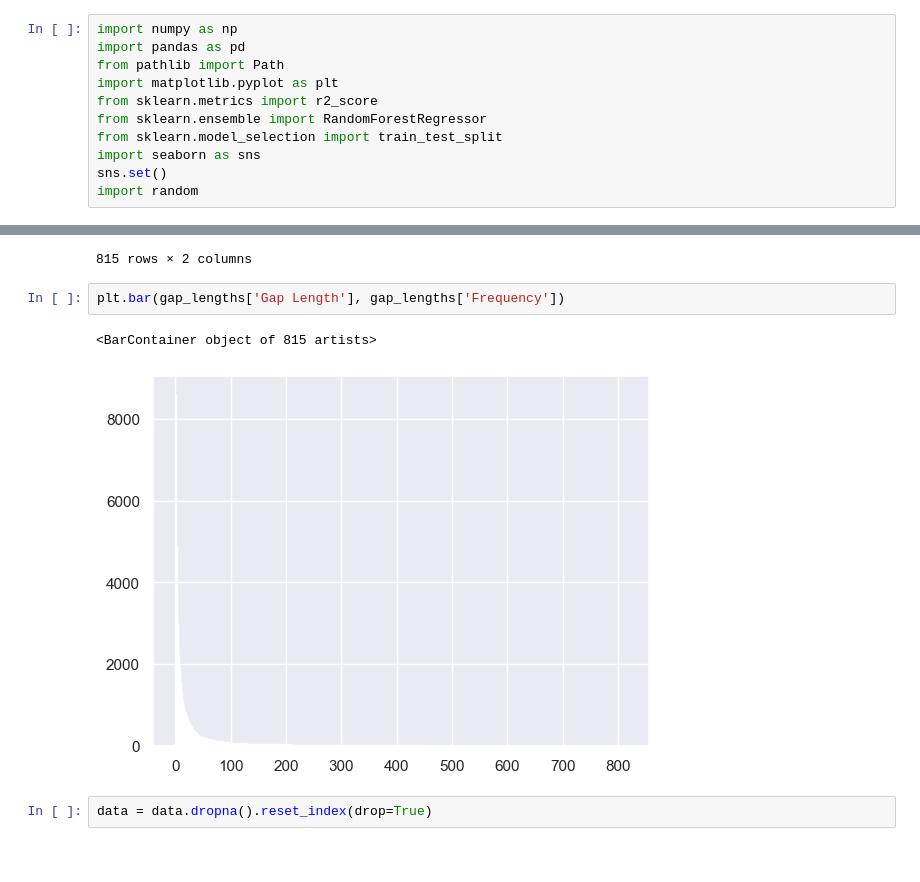
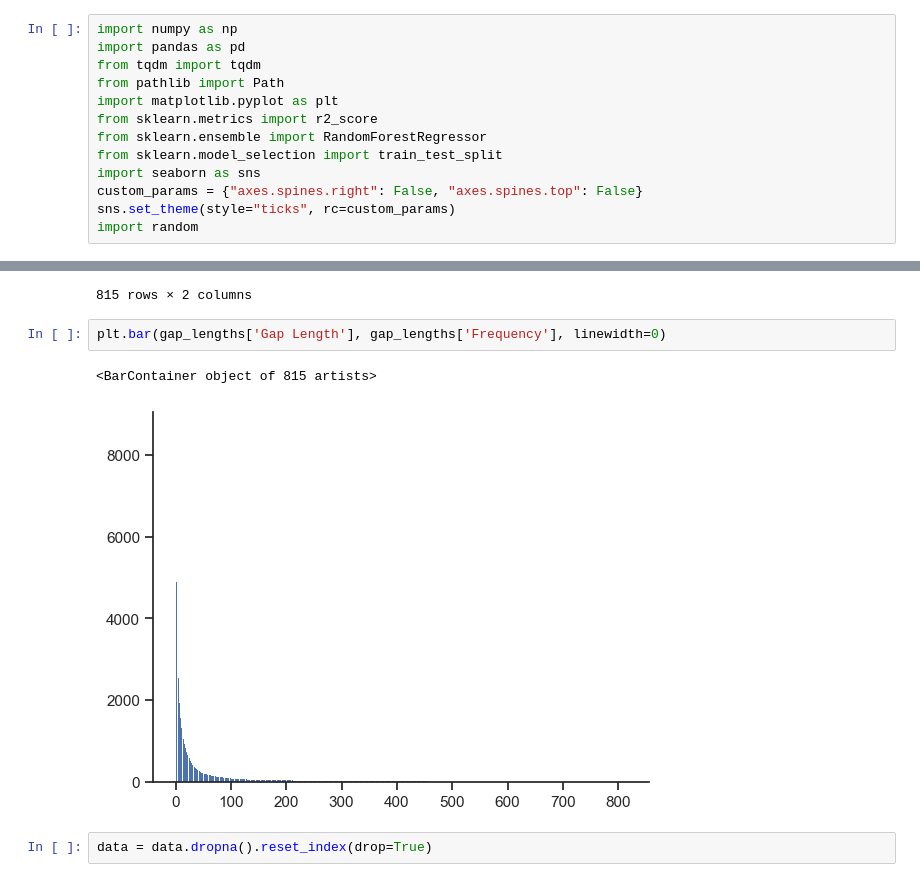
Before and after one commit to saadzia10/PIAE-SDE, a Jupyter notebook: data_manipulation/MDS and RFR.ipynb, the cells around one changed output, grey strips where cells are left out. Drawn from its saved outputs; the diff is of its cells as text.

```diff
--- a/data_manipulation/MDS and RFR.ipynb
+++ b/data_manipulation/MDS and RFR.ipynb
@@ -1,13 +1,15 @@
 # %%
 import numpy as np
 import pandas as pd
+from tqdm import tqdm
 from pathlib import Path
 import matplotlib.pyplot as plt
 from sklearn.metrics import r2_score
 from sklearn.ensemble import RandomForestRegressor
 from sklearn.model_selection import train_test_split
 import seaborn as sns
-sns.set()
+custom_params = {"axes.spines.right": False, "axes.spines.top": False}
+sns.set_theme(style="ticks", rc=custom_params)
 import random
 # %%
 out_dir = Path("../phys-vae/data/climate/")
@@ -44,10 +46,10 @@ gap_lengths
 | 814 | 815 | 1 |
 815 rows × 2 columns
 # %%
-plt.bar(gap_lengths['Gap Length'], gap_lengths['Frequency'])
+plt.bar(gap_lengths['Gap Length'], gap_lengths['Frequency'], linewidth=0)
 # %% [output]
 <BarContainer object of 815 artists>
-[figure, old version]
+[figure, new version]
 # %%
 data = data.dropna().reset_index(drop=True)
 # %%
```
Also changed, not shown: parts of 8 cells of this notebook, 1 other file.
